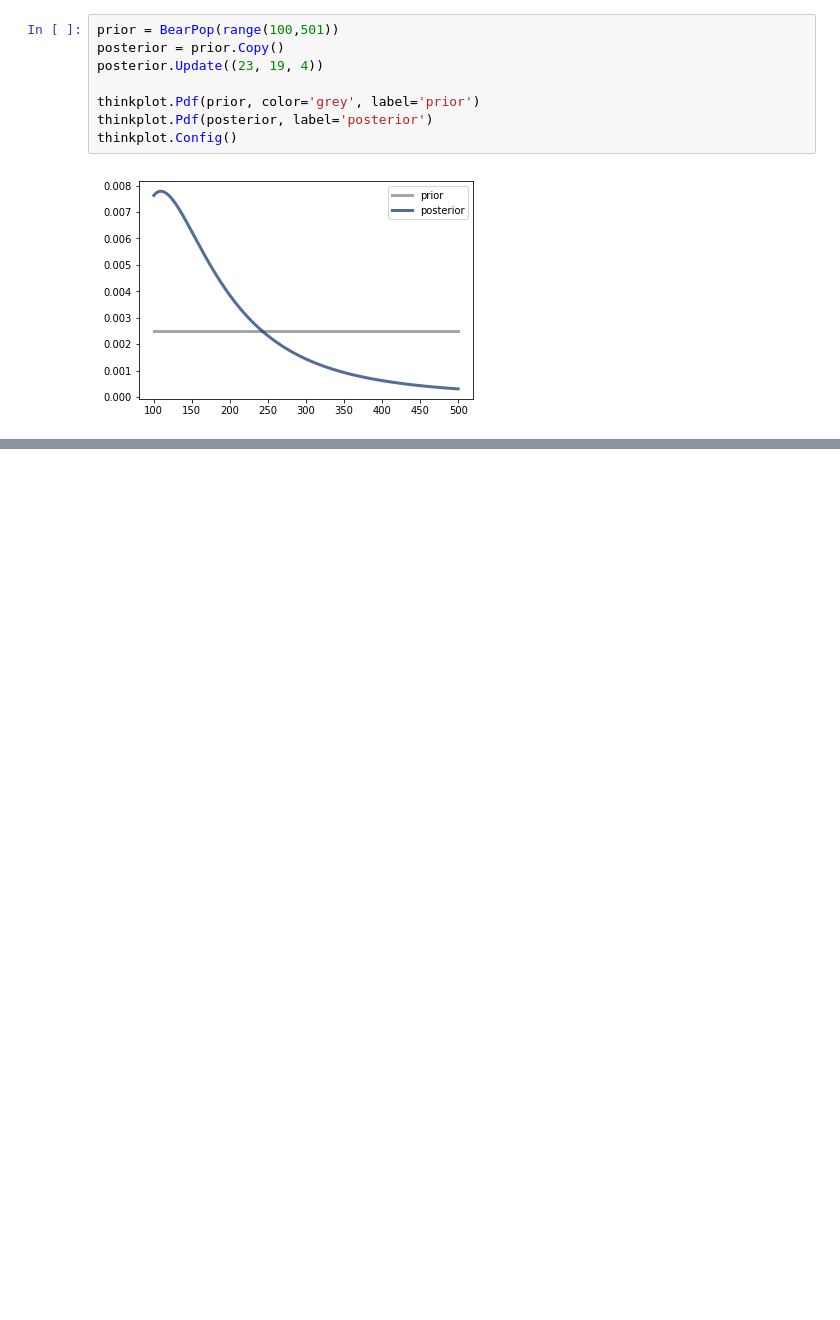
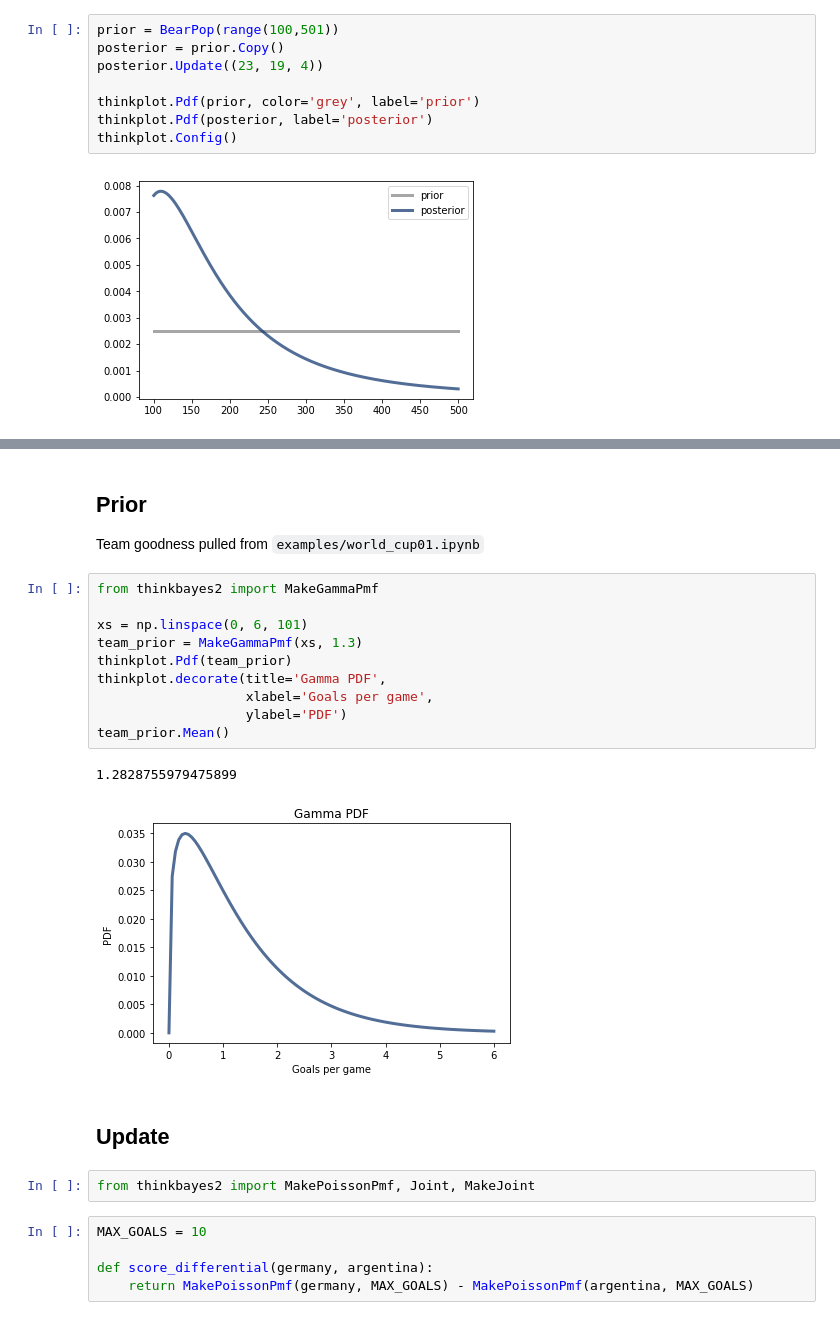
Before and after one commit to HALtheWise/ThinkBayes2, a Jupyter notebook: examples/homework3.ipynb, the cells around one changed output, grey strips where cells are left out. Drawn from its saved outputs; the diff is of its cells as text; blank space fills up the shorter version.

```diff
--- a/examples/homework3.ipynb
+++ b/examples/homework3.ipynb
@@ -193,0 +222,25 @@ thinkplot.Config()
+# %% [markdown]
+## Prior
+Team goodness pulled from `examples/world_cup01.ipynb`
+# %%
+from thinkbayes2 import MakeGammaPmf
+
+xs = np.linspace(0, 6, 101)
+team_prior = MakeGammaPmf(xs, 1.3)
+thinkplot.Pdf(team_prior)
+thinkplot.decorate(title='Gamma PDF',
+                   xlabel='Goals per game',
+                   ylabel='PDF')
+team_prior.Mean()
+# %% [output]
+1.2828755979475899
+[figure, added]
+# %% [markdown]
+## Update
+# %%
+from thinkbayes2 import MakePoissonPmf, Joint, MakeJoint
+# %%
+MAX_GOALS = 10
+
+def score_differential(germany, argentina):
+    return MakePoissonPmf(germany, MAX_GOALS) - MakePoissonPmf(argentina, MAX_GOALS)
```
Also changed, not shown: parts of 12 cells of this notebook.
